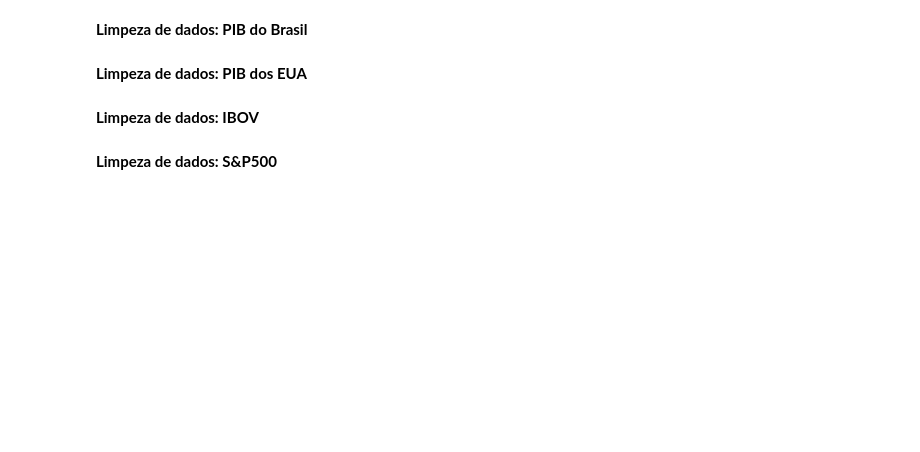
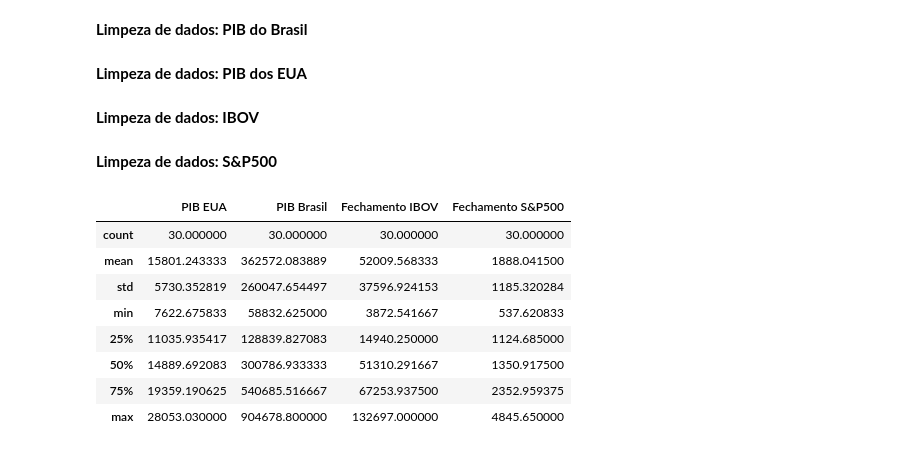
Before and after one commit to omarcospo/projeto-final-feadev, a Jupyter notebook: Projeto Final.ipynb, the cells around one changed output. Saved outputs shown, nothing was run; the diff lists cells and outputs as text; code cells hidden in the pictures; blank space fills up the shorter version.

```diff
--- a/Projeto Final.ipynb
+++ b/Projeto Final.ipynb
@@ -82,5 +85,19 @@ sp500['Fechamento S&P500'] = sp500['Fechamento S&P500'].apply(lambda x: '{:.2f}'
 # %%
 dados = pd.merge(pib_usa, pib_br, on='Data')
 dados = pd.merge(dados, ibov, on='Data')
 dados = pd.merge(dados, sp500, on='Data')
-dados
+dados.set_index('Data', inplace=True)
+dados = dados.apply(pd.to_numeric, errors='coerce')
+dados_numericos = dados.select_dtypes(include='number')
+dados_anuais = dados_numericos.groupby(dados_numericos.index.year).mean()
+dados_anuais.describe()
+# %% [output]
+|  | PIB EUA | PIB Brasil | Fechamento IBOV | Fechamento S&P500 |
+| count | 30.000000 | 30.000000 | 30.000000 | 30.000000 |
+| mean | 15801.243333 | 362572.083889 | 52009.568333 | 1888.041500 |
+| std | 5730.352819 | 260047.654497 | 37596.924153 | 1185.320284 |
+| min | 7622.675833 | 58832.625000 | 3872.541667 | 537.620833 |
+| 25% | 11035.935417 | 128839.827083 | 14940.250000 | 1124.685000 |
+| 50% | 14889.692083 | 300786.933333 | 51310.291667 | 1350.917500 |
+| 75% | 19359.190625 | 540685.516667 | 67253.937500 | 2352.959375 |
+| max | 28053.030000 | 904678.800000 | 132697.000000 | 4845.650000 |
```
Also changed, not shown: parts of 7 cells of this notebook.
